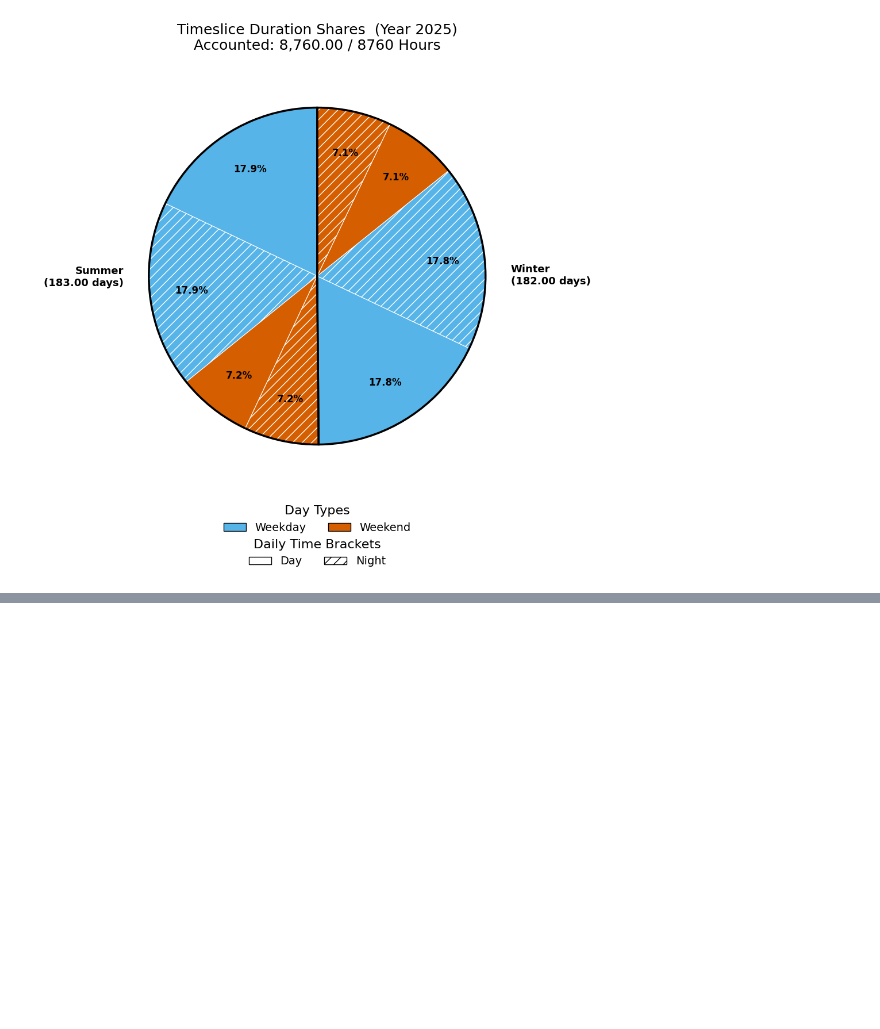
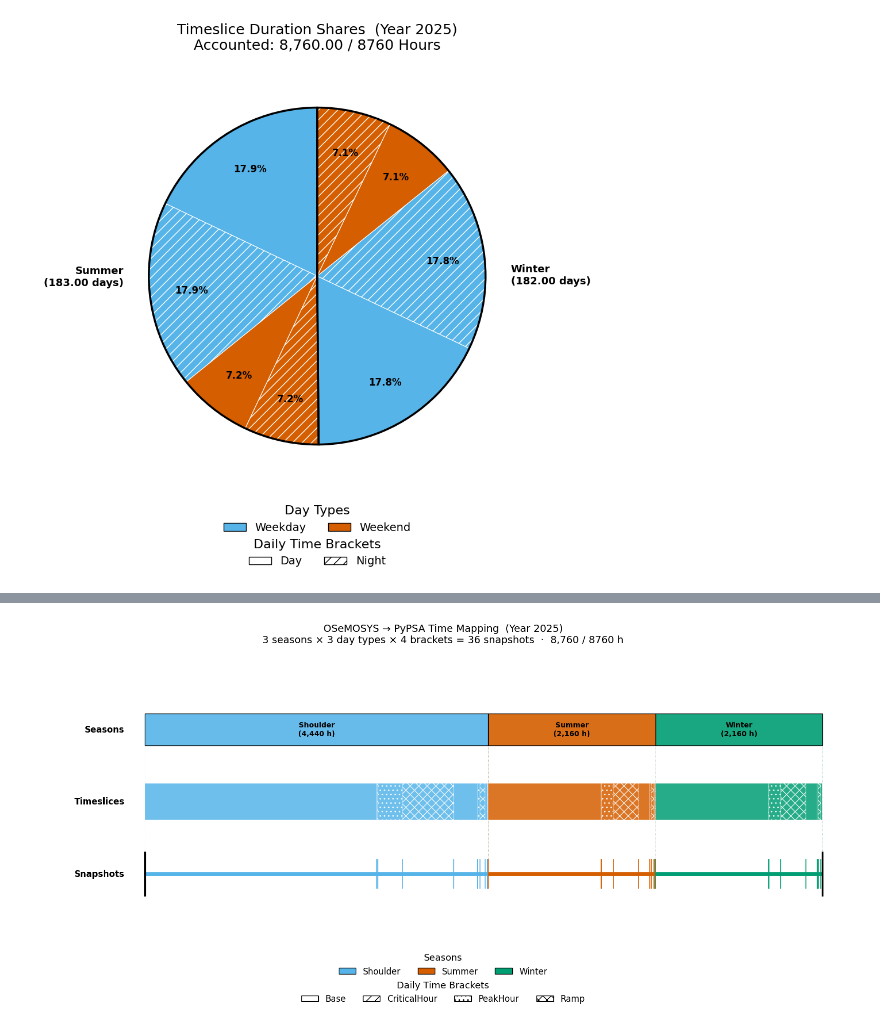
Before and after one commit to esemsc-as4623/pypsa-playground, a Jupyter notebook: notebooks/demo.time.ipynb, the cells around one changed output, grey strips where cells are left out. Saved outputs shown, nothing was run; the diff lists cells and outputs as text; code cells hidden in the pictures; blank space fills up the shorter version.

```diff
--- a/notebooks/demo.time.ipynb
+++ b/notebooks/demo.time.ipynb
@@ -174,0 +145,23 @@ The `TimeComponent` class provides a flexible and robust way to define, modify,
+# %%
+from pyoscomp.interfaces import ScenarioData
+from pyoscomp.translation.time.translate import to_snapshots
+import pandas as pd
+
+# ScenarioData.from_directory() requires REGION.csv and TECHNOLOGY.csv,
+# TimeComponent only produces time-related CSVs.
+# Write minimal stubs so the loader can construct the full container.
+for stub in ["REGION", "TECHNOLOGY"]:
+    pd.DataFrame({"VALUE": [stub]}).to_csv(
+        os.path.join(complex_dir, f"{stub}.csv"), index=False
+    )
+
+# Build frozen data container from the complex scenario CSVs
+data = ScenarioData.from_directory(complex_dir, validate=False)
+
+# Convert OSeMOSYS timeslices → PyPSA snapshots
+snap_result = to_snapshots(data)
+print(f"Valid: {snap_result.validate_coverage()}")
+print(f"Years: {snap_result.years}")
+print(f"Timeslice labels: {snap_result.timeslice_names[:5]} …")
+print(f"\nSnapshot weightings (hours per timeslice-period):")
+print(snap_result.weightings.head(10))
@@ -174,0 +186,6 @@ The `TimeComponent` class provides a flexible and robust way to define, modify,
+# %%
+# Visualize the timeslice → snapshot mapping
+viz = TimeVisualizer(time_complex)
+fig, ax = viz.plot_timeslice_snapshot_map(snap_result, year=2025)
+# %% [output]
+[figure, added]
```
Also changed, not shown: parts of 22 cells of this notebook, 2 other files.
